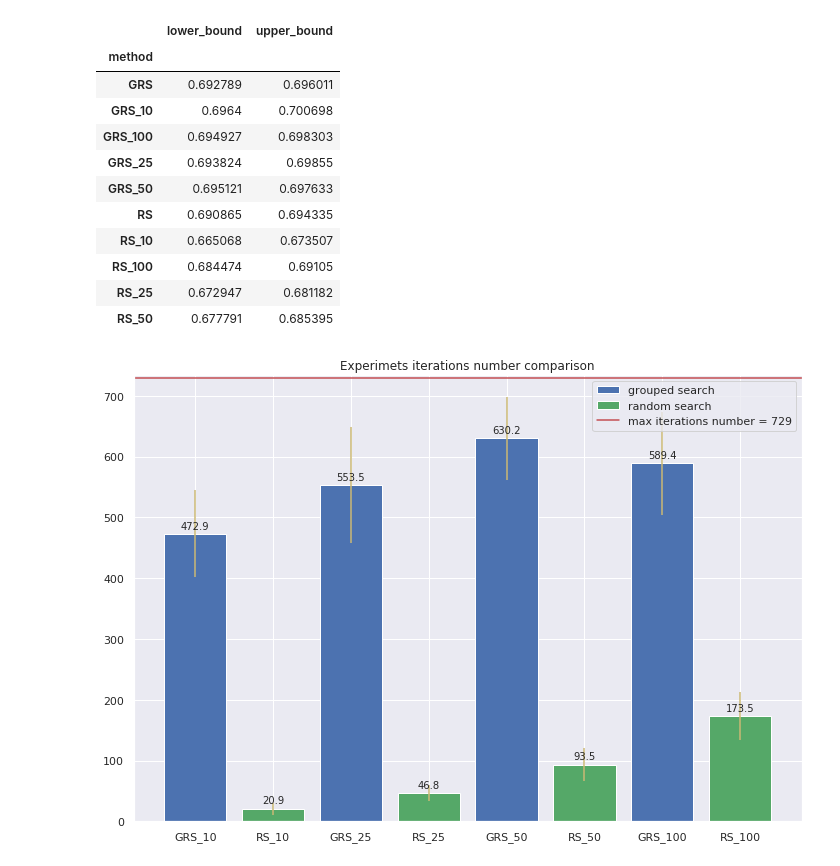
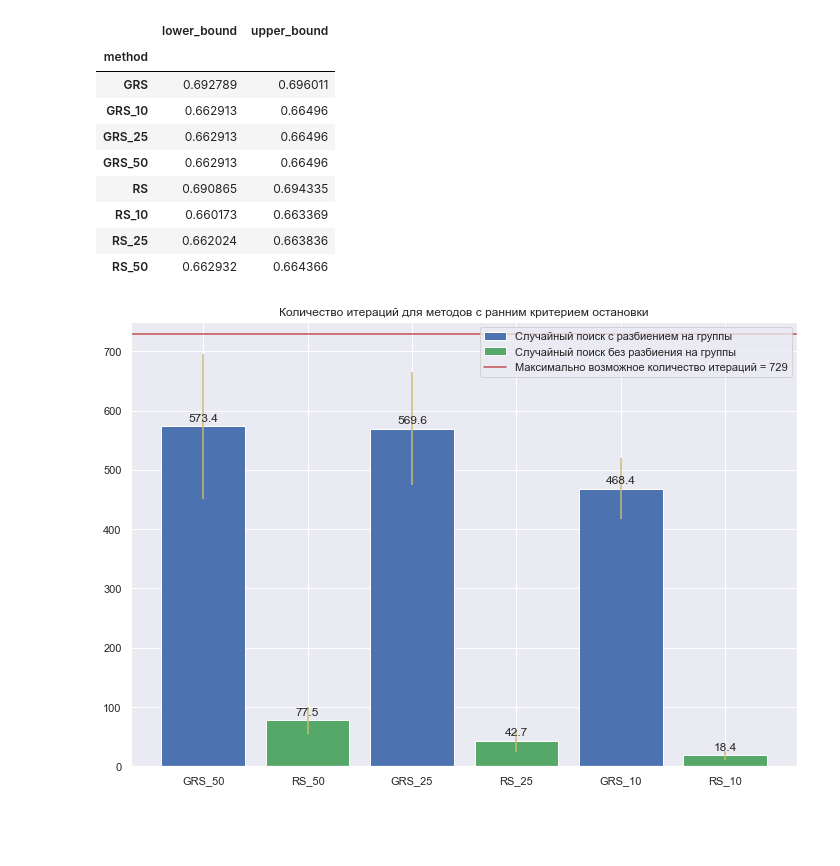
Before and after one commit to HollowPrincess/GradBoostOptim, a Jupyter notebook: full_test/test_2_iters_and_scores_bar_plot.ipynb, the cells around one changed output. Saved outputs shown, nothing was run; the diff lists cells and outputs as text; code cells hidden in the pictures; blank space fills up the shorter version.

Commit message:
Prettify graphs labels and legends

```diff
--- a/full_test/test_2_iters_and_scores_bar_plot.ipynb
+++ b/full_test/test_2_iters_and_scores_bar_plot.ipynb
@@ -12,6 +8,14 @@ DIR_WITH_INFO = "./data/{}/second_test/".format(dataset_name)
+# %%
+dataset_name = 'prepared_facebook_data'
+folder_name = 'facebook_comm_vol'
+first_test_path= '../other_data_experiments/{}/first experiment/'.format(folder_name)
+second_test_path= '../other_data_experiments/{}/second experiment/'.format(folder_name)
+DIR_WITH_GRAPHS='../other_data_experiments/{}/'.format(folder_name)+"graphs/"
+# %%
+plt.rcParams.update({'font.size': 12})
 # %%
-json_file= open(DIR_WITH_INFO + "scores_info.txt", "r")
+json_file= open(second_test_path + "scores_info.txt", "r")
 scores_info = json.load(json_file)
-json_file= open(DIR_WITH_INFO + "iters_info.txt", "r")
+json_file= open(second_test_path + "iters_info.txt", "r")
 iters_info = json.load(json_file)
 # %%
@@ -55,15 +61,13 @@ confidence.sort_values("method").set_index("method")
 |  | lower_bound | upper_bound |
 | method |  |  |
 | GRS | 0.692789 | 0.696011 |
-| GRS_10 | 0.6964 | 0.700698 |
-| GRS_100 | 0.694927 | 0.698303 |
-| GRS_25 | 0.693824 | 0.69855 |
-| GRS_50 | 0.695121 | 0.697633 |
+| GRS_10 | 0.662913 | 0.66496 |
+| GRS_25 | 0.662913 | 0.66496 |
+| GRS_50 | 0.662913 | 0.66496 |
 | RS | 0.690865 | 0.694335 |
-| RS_10 | 0.665068 | 0.673507 |
-| RS_100 | 0.684474 | 0.69105 |
-| RS_25 | 0.672947 | 0.681182 |
-| RS_50 | 0.677791 | 0.685395 |
+| RS_10 | 0.660173 | 0.663369 |
+| RS_25 | 0.662024 | 0.663836 |
+| RS_50 | 0.662932 | 0.664366 |
 # %%
 def autolabel(rects, add=0):
     """Attach a text label above each bar in *rects*, displaying its height."""
@@ -77,22 +81,25 @@ def autolabel(rects, add=0):
 # %%
 fig, ax = plt.subplots(figsize=(10,7))
 rects1 = ax.bar(range(len(iters_labels)), means_iters,
         yerr=std_iters, align="center", ecolor = 'y', color = ('b','g'))
 
 ax.set_xticks(range(0,len(iters_labels)))
 ax.set_xticklabels(iters_labels)
 
 line = ax.axhline(729, color='r', label = 'max_iter_num')
 autolabel(rects1)
-ax.set_title('Experimets iterations number comparison')
+ax.set_title('Количество итераций для методов с ранним критерием остановки')
 plt.legend(handles= (rects1[::2],rects1[1::2],line),
-           labels = ('grouped search', 'random search', 'max iterations number = 729'),
+           labels = ('Случайный поиск с разбиением на группы',
+                     'Случайный поиск без разбиения на группы',
+                     'Максимально возможное количество итераций = 729'),
            loc = 'upper right')
+ax.set_ylim(0, 750)
 fig.tight_layout()
-plt.savefig("../graphs/test_full/iter_comp.jpg")
+plt.savefig(DIR_WITH_GRAPHS+"iter_comp.jpg")
 plt.show()
 # %% [output]
-[figure, old version]
+[figure, new version]
 # %%
 fig, axs = plt.subplots(1, 1, figsize=(12, 8))
 full_scores_labels = scores_labels.copy()
```
Also changed, not shown: parts of 4 cells of this notebook, 10 other files.
